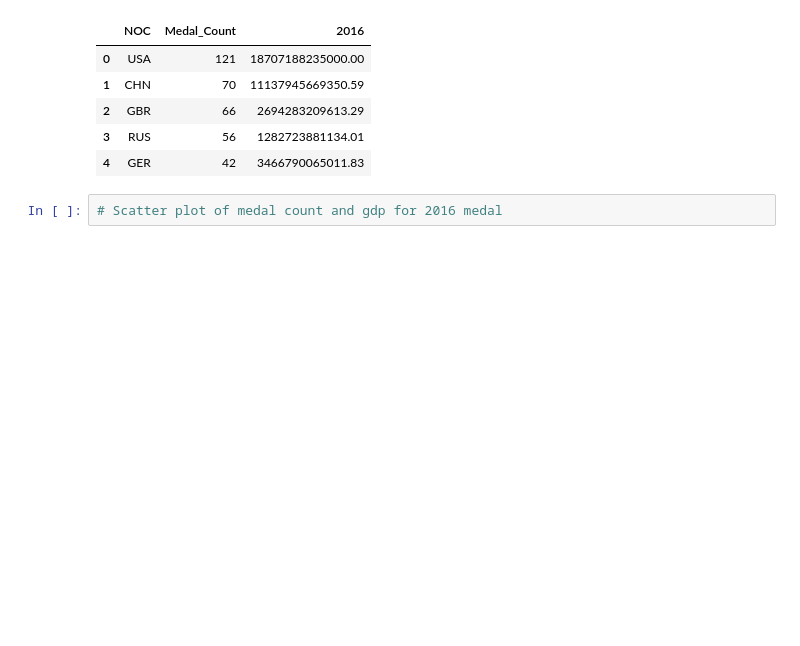
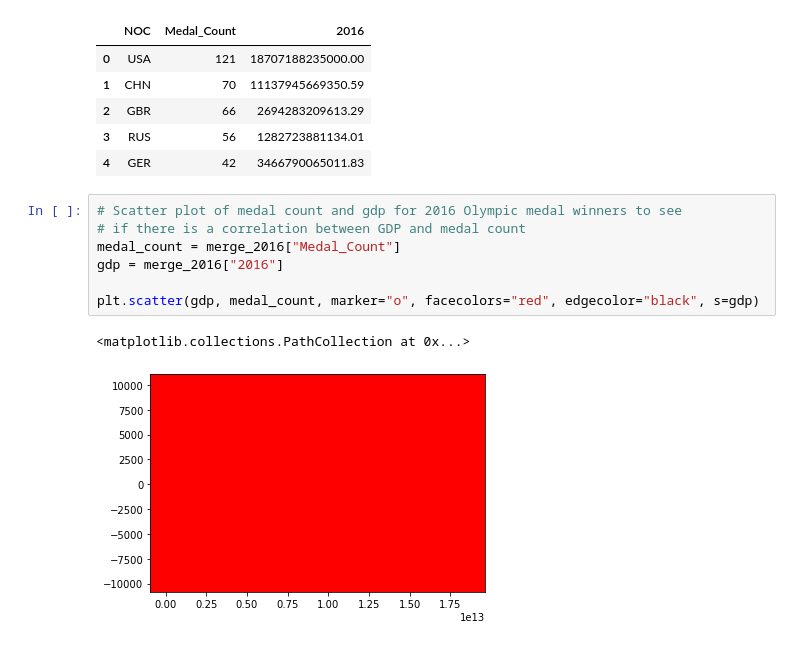
Before and after one commit to tysorensen/project1-group1, a Jupyter notebook: olympic_data_angie.ipynb, the cells around one changed output. Saved outputs shown, nothing was run; the diff lists cells and outputs as text; blank space fills up the shorter version.

Commit message:
Scatter plot GDP vs Medal Count 2016

```diff
--- a/olympic_data_angie.ipynb
+++ b/olympic_data_angie.ipynb
@@ -132,5 +132,13 @@ merge_2016.head()
 | 2 | GBR | 66 | 2694283209613.29 |
 | 3 | RUS | 56 | 1282723881134.01 |
 | 4 | GER | 42 | 3466790065011.83 |
-# %%
-# Scatter plot of medal count and gdp for 2016 medal
+# %%
+# Scatter plot of medal count and gdp for 2016 Olympic medal winners to see
+# if there is a correlation between GDP and medal count
+medal_count = merge_2016["Medal_Count"]
+gdp = merge_2016["2016"]
+
+plt.scatter(gdp, medal_count, marker="o", facecolors="red", edgecolor="black", s=gdp)
+# %% [output]
+<matplotlib.collections.PathCollection at 0x...>
+[figure, added]
```
